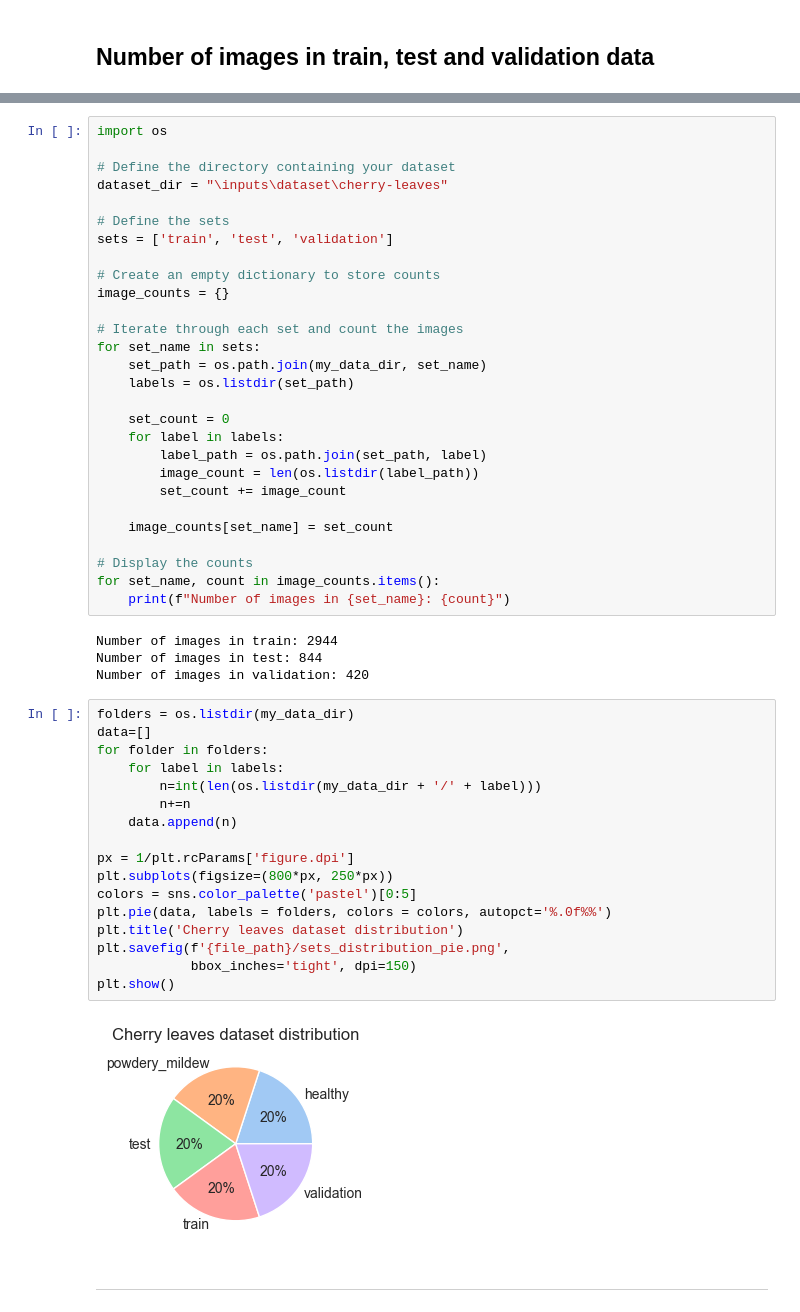
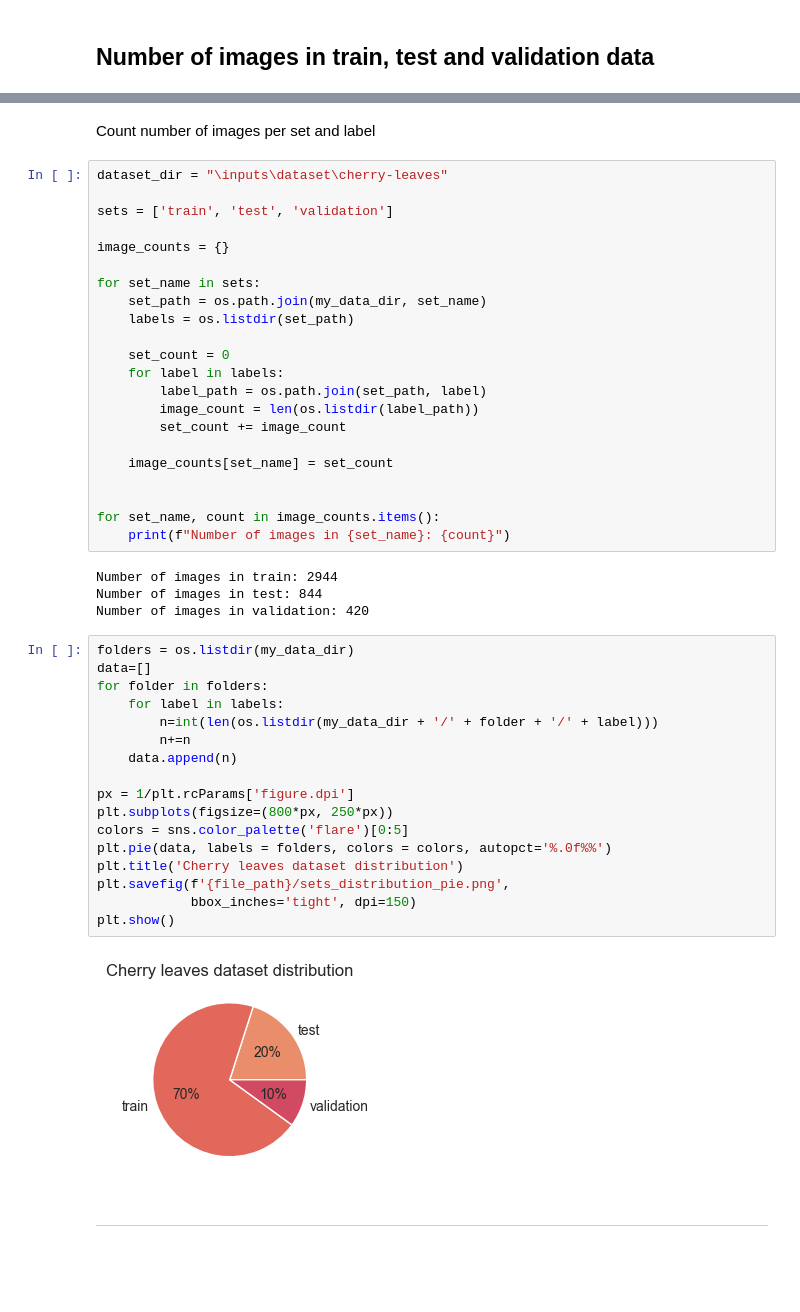
Before and after one commit to BlackBoltBeta/Mildew_Detection_in_Cherry_Leaves, a Jupyter notebook: jupyter_notebooks/Modelling_and_Evaluation.ipynb, the cells around one changed output, grey strips where cells are left out. Saved outputs shown, nothing was run; the diff lists cells and outputs as text; blank space fills up the shorter version.

```diff
--- a/jupyter_notebooks/Modelling_and_Evaluation.ipynb
+++ b/jupyter_notebooks/Modelling_and_Evaluation.ipynb
@@ -106,16 +113,12 @@ import matplotlib.pyplot as plt
+# %% [markdown]
+Count number of images per set and label
 # %%
-import os
-
-# Define the directory containing your dataset
 dataset_dir = "\inputs\dataset\cherry-leaves"
 
-# Define the sets
 sets = ['train', 'test', 'validation']
 
-# Create an empty dictionary to store counts
 image_counts = {}
 
-# Iterate through each set and count the images
 for set_name in sets:
     set_path = os.path.join(my_data_dir, set_name)
     labels = os.listdir(set_path)
@@ -128,7 +131,7 @@ for set_name in sets:
 
     image_counts[set_name] = set_count
 
-# Display the counts
+
 for set_name, count in image_counts.items():
     print(f"Number of images in {set_name}: {count}")
 # %% [output]
@@ -138,22 +141,22 @@ Number of images in validation: 420
 # %%
 folders = os.listdir(my_data_dir)
 data=[]
 for folder in folders:
     for label in labels:
-        n=int(len(os.listdir(my_data_dir + '/' + label)))
+        n=int(len(os.listdir(my_data_dir + '/' + folder + '/' + label)))
         n+=n
     data.append(n)
 
 px = 1/plt.rcParams['figure.dpi']
 plt.subplots(figsize=(800*px, 250*px))
-colors = sns.color_palette('pastel')[0:5]
+colors = sns.color_palette('flare')[0:5]
 plt.pie(data, labels = folders, colors = colors, autopct='%.0f%%')
 plt.title('Cherry leaves dataset distribution')
 plt.savefig(f'{file_path}/sets_distribution_pie.png',
             bbox_inches='tight', dpi=150)
 plt.show()
 # %% [output]
-[figure, old version]
+[figure, new version]
 # %% [markdown]
 ---
 # %% [markdown]
```
Also changed, not shown: parts of 94 cells of this notebook, 20 other files.
